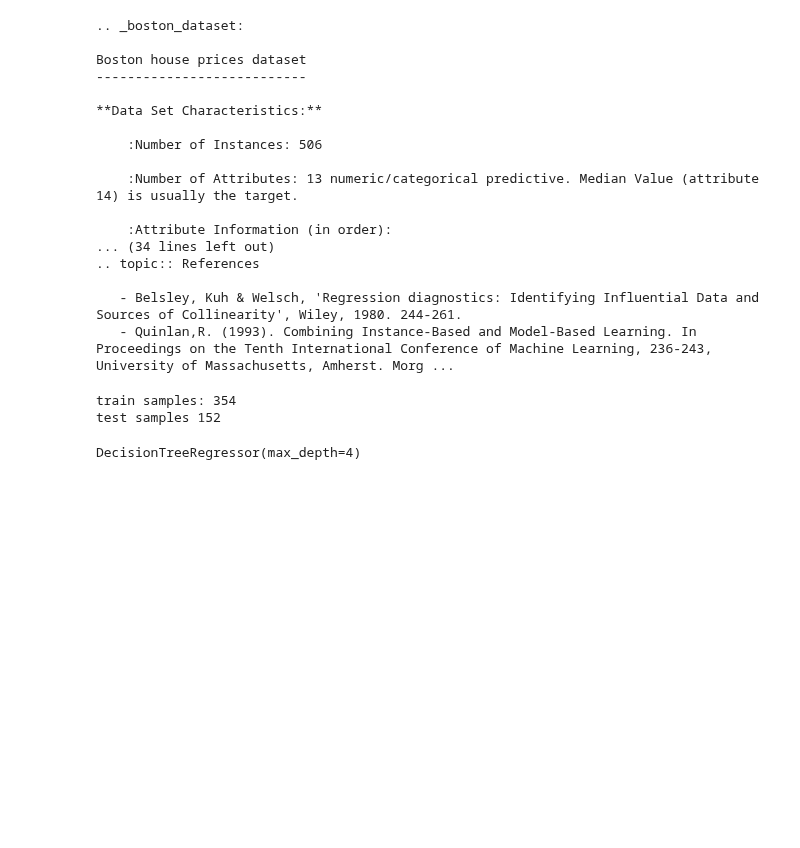
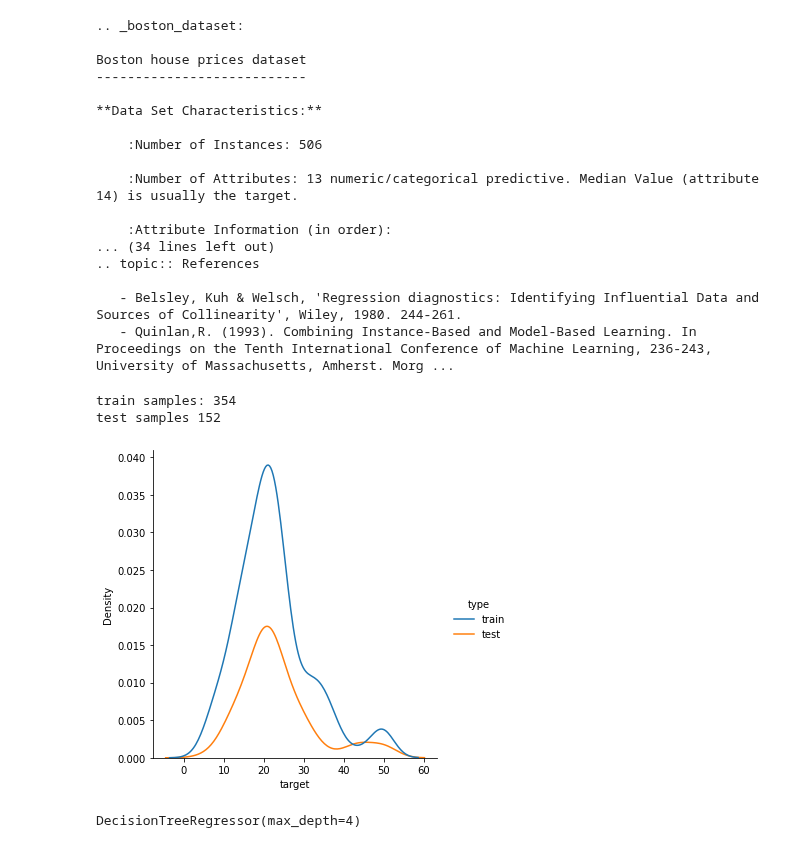
Before and after one commit to rueedlinger/machine-learning-snippets, a Jupyter notebook: notebooks/supervised/regression/nonlinear/regression_tree.ipynb, the cells around one changed output. Drawn from its saved outputs; the diff is of its cells as text; code cells hidden in the pictures; blank space fills up the shorter version.

```diff
--- a/notebooks/supervised/regression/nonlinear/regression_tree.ipynb
+++ b/notebooks/supervised/regression/nonlinear/regression_tree.ipynb
@@ -41,6 +41,18 @@ print('test samples', len(X_test))
 # %% [output]
 train samples: 354
 test samples 152
+# %%
+df_train = pd.DataFrame(y_train, columns=['target'])
+df_train['type'] = 'train'
+
+df_test = pd.DataFrame(y_test, columns=['target'])
+df_test['type'] = 'test'
+
+df_set = df_train.append(df_test)
+
+_ = sns.displot(df_set, x="target" ,hue="type", kind="kde", log_scale=False)
+# %% [output]
+[figure, added]
 # %%
 model = tree.DecisionTreeRegressor(max_depth=4, criterion='mse')
 model.fit(X_train, y_train)
```
Also changed, not shown: parts of 4 cells of this notebook, 11 other files.
